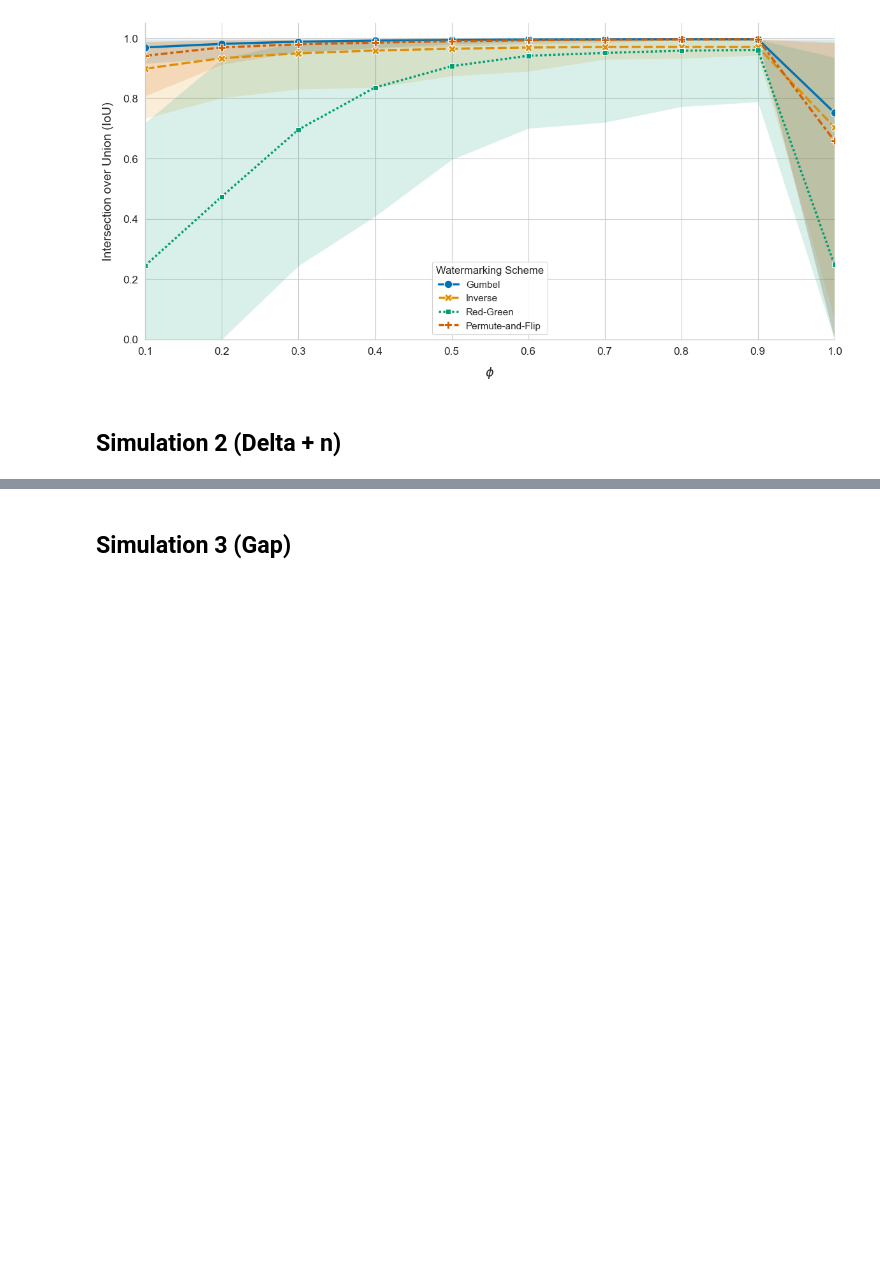
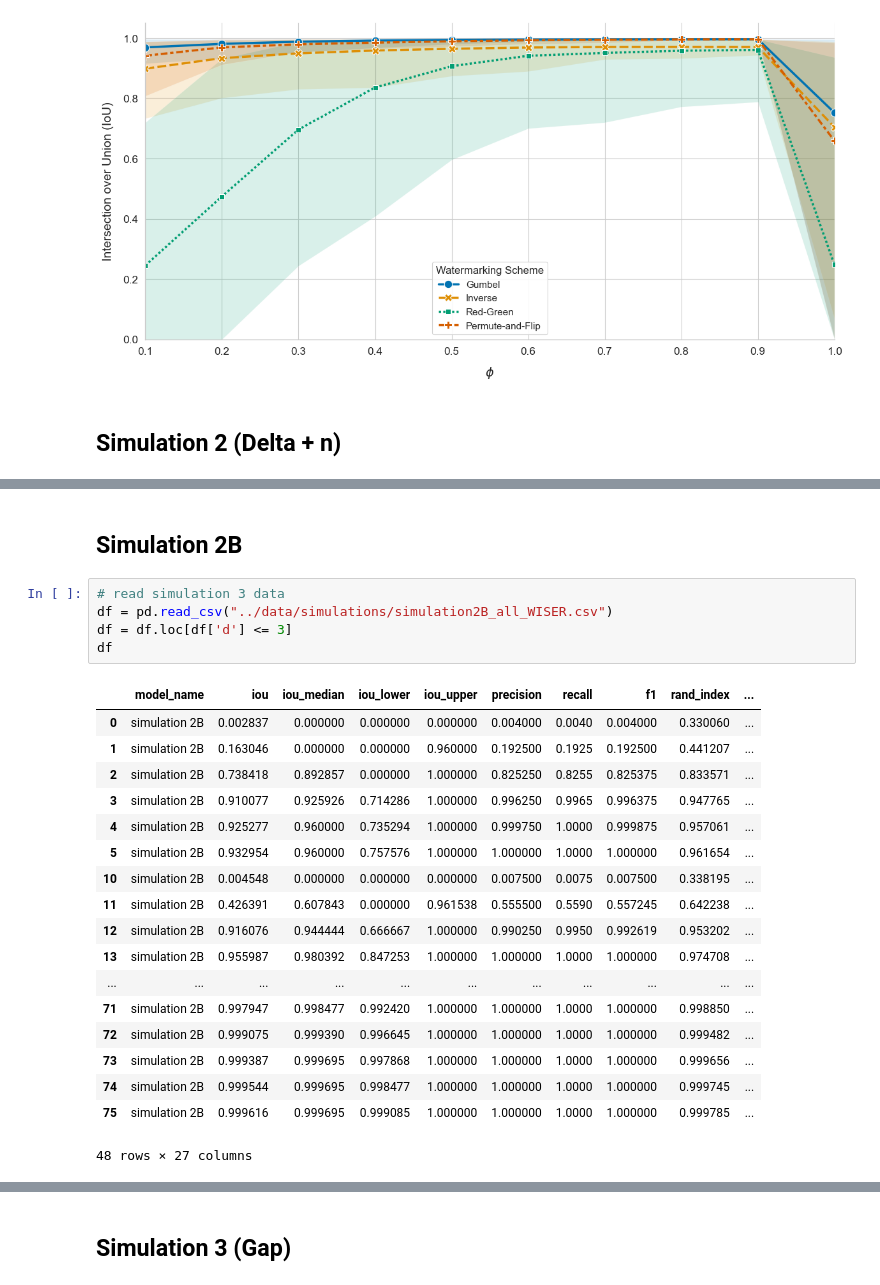
Before and after one commit to subroy13/WISER, a Jupyter notebook: scripts/simulation_plots.ipynb, the cells around one changed output, grey strips where cells are left out. Drawn from its saved outputs; the diff is of its cells as text; blank space fills up the shorter version.

```diff
--- a/scripts/simulation_plots.ipynb
+++ b/scripts/simulation_plots.ipynb
@@ -151,0 +152,26 @@ plt.show()
+# %% [markdown]
+## Simulation 2B
+# %%
+# read simulation 3 data
+df = pd.read_csv("../data/simulations/simulation2B_all_WISER.csv")
+df = df.loc[df['d'] <= 3]
+df
+# %% [output]
+|  | model_name | iou | iou_median | iou_lower | iou_upper | precision | recall | f1 | rand_index | ... |
+| 0 | simulation 2B | 0.002837 | 0.000000 | 0.000000 | 0.000000 | 0.004000 | 0.0040 | 0.004000 | 0.330060 | ... |
+| 1 | simulation 2B | 0.163046 | 0.000000 | 0.000000 | 0.960000 | 0.192500 | 0.1925 | 0.192500 | 0.441207 | ... |
+| 2 | simulation 2B | 0.738418 | 0.892857 | 0.000000 | 1.000000 | 0.825250 | 0.8255 | 0.825375 | 0.833571 | ... |
+| 3 | simulation 2B | 0.910077 | 0.925926 | 0.714286 | 1.000000 | 0.996250 | 0.9965 | 0.996375 | 0.947765 | ... |
+| 4 | simulation 2B | 0.925277 | 0.960000 | 0.735294 | 1.000000 | 0.999750 | 1.0000 | 0.999875 | 0.957061 | ... |
+| 5 | simulation 2B | 0.932954 | 0.960000 | 0.757576 | 1.000000 | 1.000000 | 1.0000 | 1.000000 | 0.961654 | ... |
+| 10 | simulation 2B | 0.004548 | 0.000000 | 0.000000 | 0.000000 | 0.007500 | 0.0075 | 0.007500 | 0.338195 | ... |
+| 11 | simulation 2B | 0.426391 | 0.607843 | 0.000000 | 0.961538 | 0.555500 | 0.5590 | 0.557245 | 0.642238 | ... |
+| 12 | simulation 2B | 0.916076 | 0.944444 | 0.666667 | 1.000000 | 0.990250 | 0.9950 | 0.992619 | 0.953202 | ... |
+| 13 | simulation 2B | 0.955987 | 0.980392 | 0.847253 | 1.000000 | 1.000000 | 1.0000 | 1.000000 | 0.974708 | ... |
+| ... | ... | ... | ... | ... | ... | ... | ... | ... | ... | ... |
+| 71 | simulation 2B | 0.997947 | 0.998477 | 0.992420 | 1.000000 | 1.000000 | 1.0000 | 1.000000 | 0.998850 | ... |
+| 72 | simulation 2B | 0.999075 | 0.999390 | 0.996645 | 1.000000 | 1.000000 | 1.0000 | 1.000000 | 0.999482 | ... |
+| 73 | simulation 2B | 0.999387 | 0.999695 | 0.997868 | 1.000000 | 1.000000 | 1.0000 | 1.000000 | 0.999656 | ... |
+| 74 | simulation 2B | 0.999544 | 0.999695 | 0.998477 | 1.000000 | 1.000000 | 1.0000 | 1.000000 | 0.999745 | ... |
+| 75 | simulation 2B | 0.999616 | 0.999695 | 0.999085 | 1.000000 | 1.000000 | 1.0000 | 1.000000 | 0.999785 | ... |
+48 rows × 27 columns
```
Also changed, not shown: parts of 5 cells of this notebook, 9 other files.
